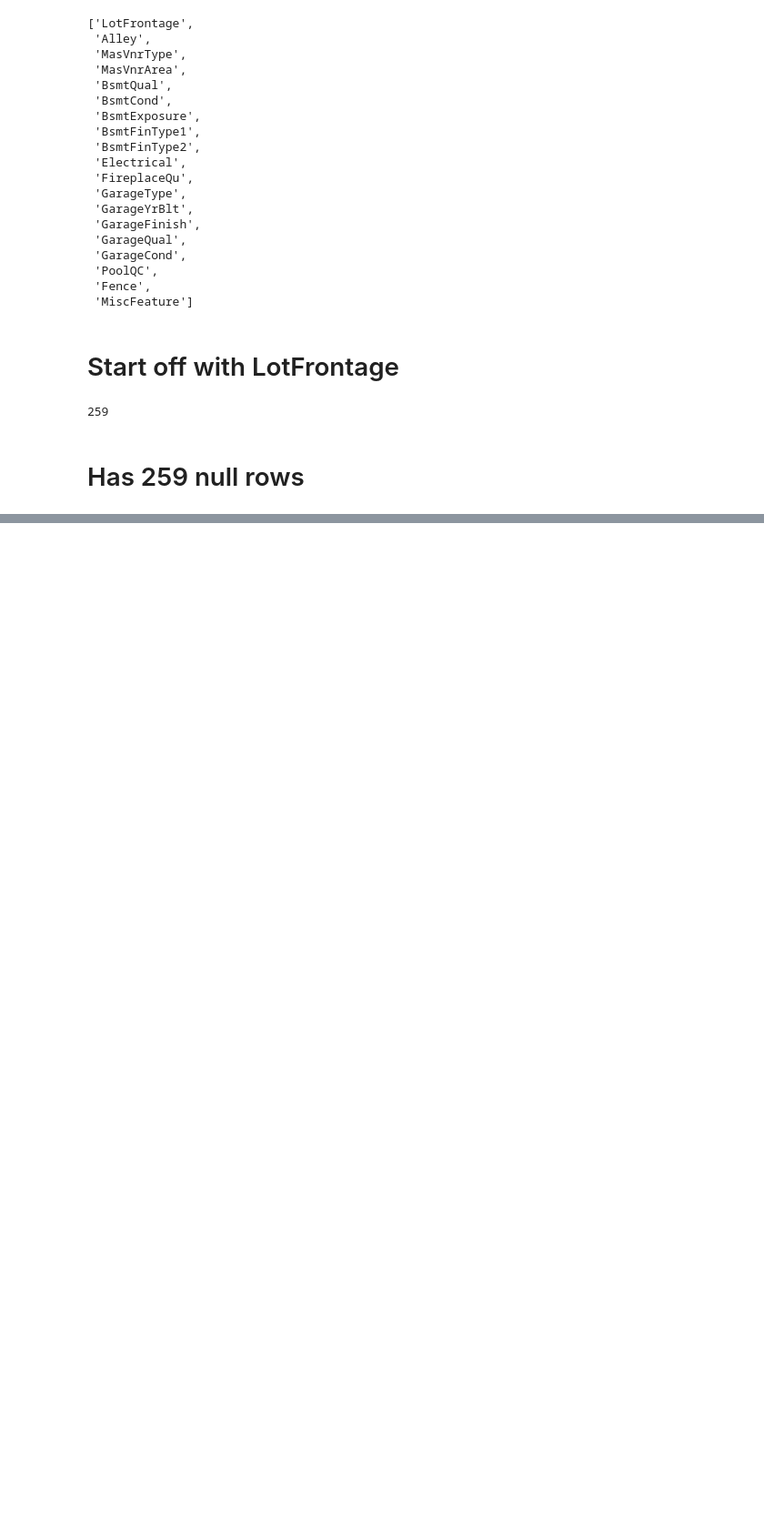
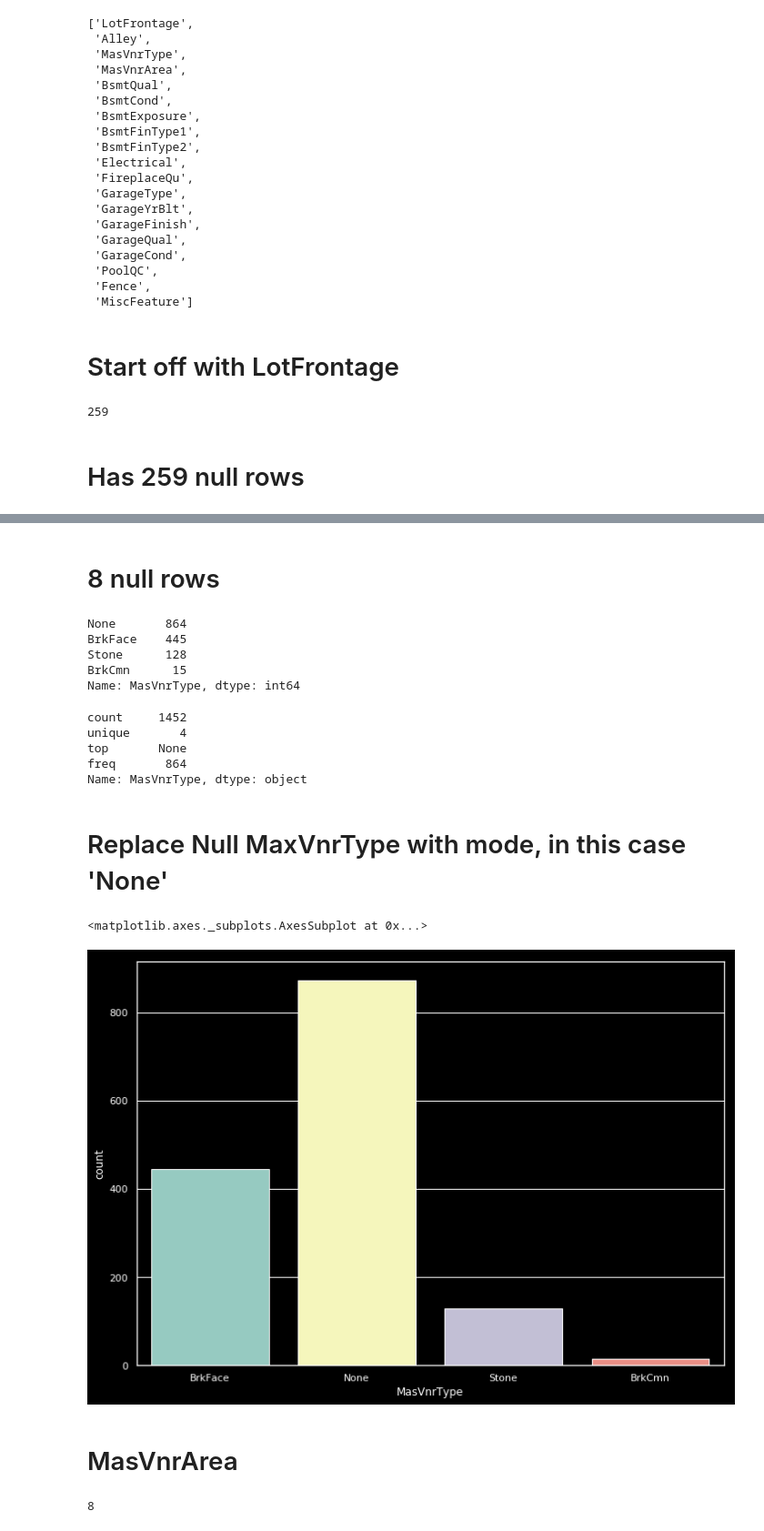
Before and after one commit to JPLAVALLEY/kaggle, a Jupyter notebook: Copy_of_House_Prices_NEW.ipynb, the cells around one changed output, grey strips where cells are left out. Shown at 91% size. Saved outputs shown, nothing was run; the diff lists cells and outputs as text; code cells hidden in the pictures; blank space fills up the shorter version.

```diff
--- a/Copy_of_House_Prices_NEW.ipynb
+++ b/Copy_of_House_Prices_NEW.ipynb
@@ -117,0 +145,2 @@ df_train['LotFrontage'].isnull().sum()
+# %%
+df_train.drop(['Alley'],axis=1,inplace=True)
@@ -117,0 +153,33 @@ df_train['LotFrontage'].isnull().sum()
+# %% [markdown]
+# 8 null rows
+# %%
+df_train['MasVnrType'].value_counts()
+# %% [output]
+None       864
+BrkFace    445
+Stone      128
+BrkCmn      15
+Name: MasVnrType, dtype: int64
+# %%
+df_train['MasVnrType'].describe()
+# %% [output]
+count     1452
+unique       4
+top       None
+freq       864
+Name: MasVnrType, dtype: object
+# %% [markdown]
+# Replace Null MaxVnrType with mode, in this case 'None'
+# %%
+df_train['MasVnrType'] = df_train['MasVnrType'].fillna(df_train['MasVnrType'].mode()[0])
+# %%
+sns.countplot(x='MasVnrType', data=df_train)
+# %% [output]
+<matplotlib.axes._subplots.AxesSubplot at 0x...>
+[figure, added]
+# %% [markdown]
+# MasVnrArea
+# %%
+df_train['MasVnrArea'].isnull().sum()
+# %% [output]
+8
```
Also changed, not shown: parts of 10 cells of this notebook.
